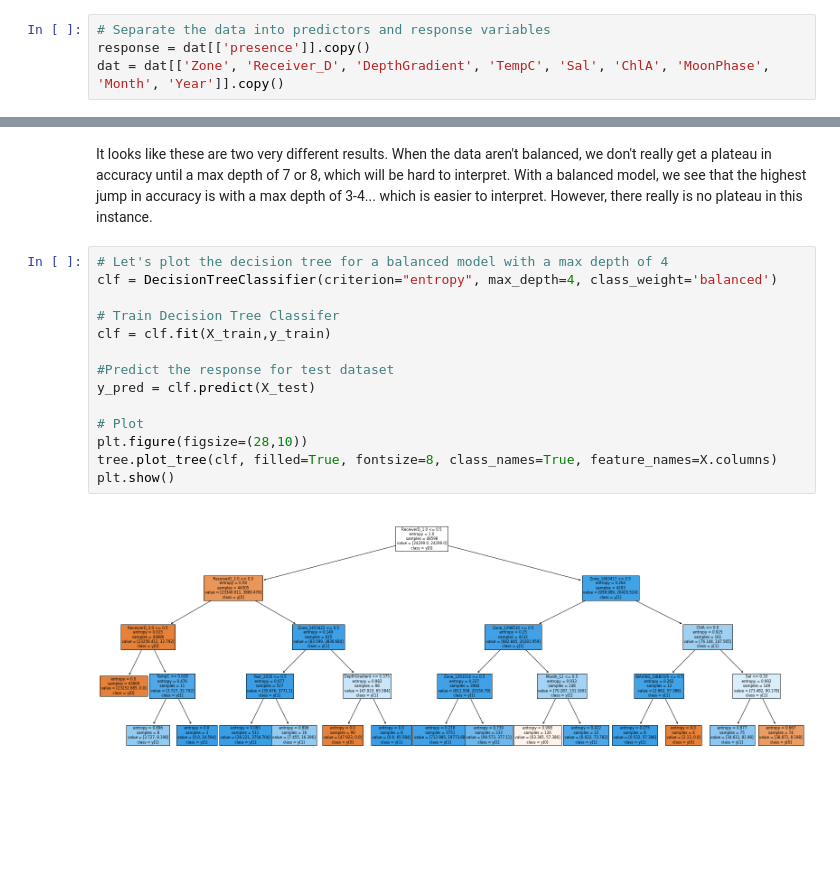
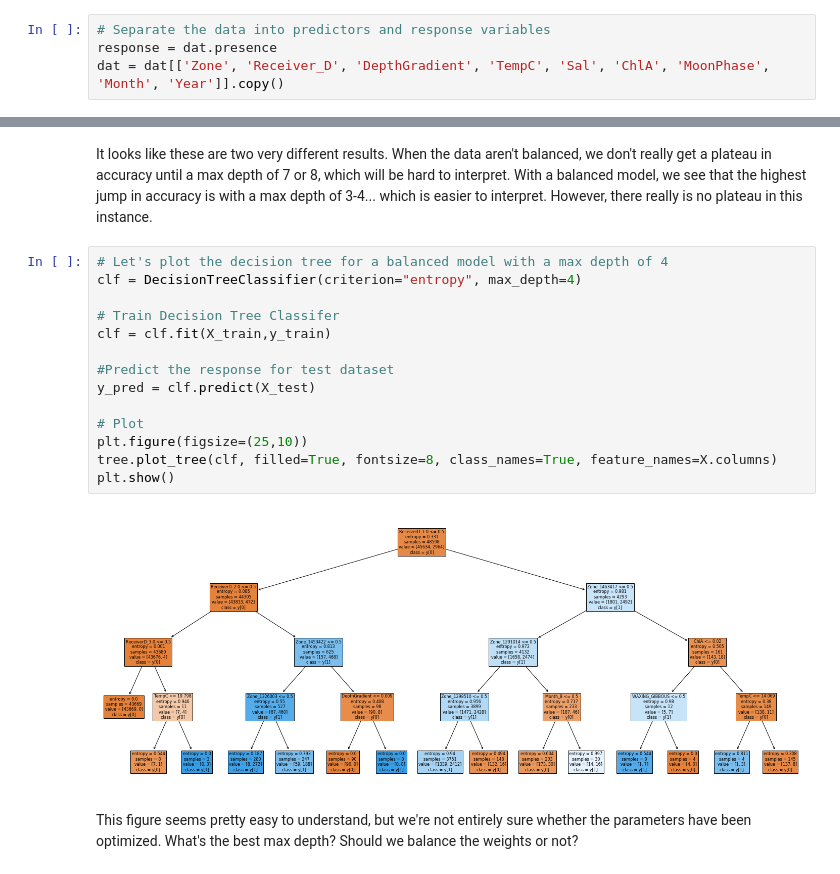
Before and after one commit to echelleburns/SpringBoard-Capstone1, a Jupyter notebook: Machine_Learning/Machine_Learning.ipynb, the cells around one changed output, grey strips where cells are left out. Drawn from its saved outputs; the diff is of its cells as text; blank space fills up the shorter version.

```diff
--- a/Machine_Learning/Machine_Learning.ipynb
+++ b/Machine_Learning/Machine_Learning.ipynb
@@ -45,7 +72,7 @@ orig_dat = dat.copy() # to save in case we decide that we don't need to do dummi
     # to run a model (like is described in Decision Trees)
 # %%
 # Separate the data into predictors and response variables
-response = dat[['presence']].copy()
+response = dat.presence
 dat = dat[['Zone', 'Receiver_D', 'DepthGradient', 'TempC', 'Sal', 'ChlA', 'MoonPhase', 'Month', 'Year']].copy()
 # %%
 # Get dummy variables and drop the original ones
@@ -163,17 +198,19 @@ plt.show()
 It looks like these are two very different results. When the data aren't balanced, we don't really get a plateau in accuracy until a max depth of 7 or 8, which will be hard to interpret. With a balanced model, we see that the highest jump in accuracy is with a max depth of 3-4... which is easier to interpret. However, there really is no plateau in this instance.
 # %%
 # Let's plot the decision tree for a balanced model with a max depth of 4
-clf = DecisionTreeClassifier(criterion="entropy", max_depth=4, class_weight='balanced')
+clf = DecisionTreeClassifier(criterion="entropy", max_depth=4)
 
 # Train Decision Tree Classifer
 clf = clf.fit(X_train,y_train)
 
 #Predict the response for test dataset
 y_pred = clf.predict(X_test)
 
 # Plot
-plt.figure(figsize=(28,10))
+plt.figure(figsize=(25,10))
 tree.plot_tree(clf, filled=True, fontsize=8, class_names=True, feature_names=X.columns)
 plt.show()
 # %% [output]
-[figure, old version]
+[figure, new version]
+# %% [markdown]
+This figure seems pretty easy to understand, but we're not entirely sure whether the parameters have been optimized. What's the best max depth? Should we balance the weights or not?
```
Also changed, not shown: parts of 45 cells of this notebook.
